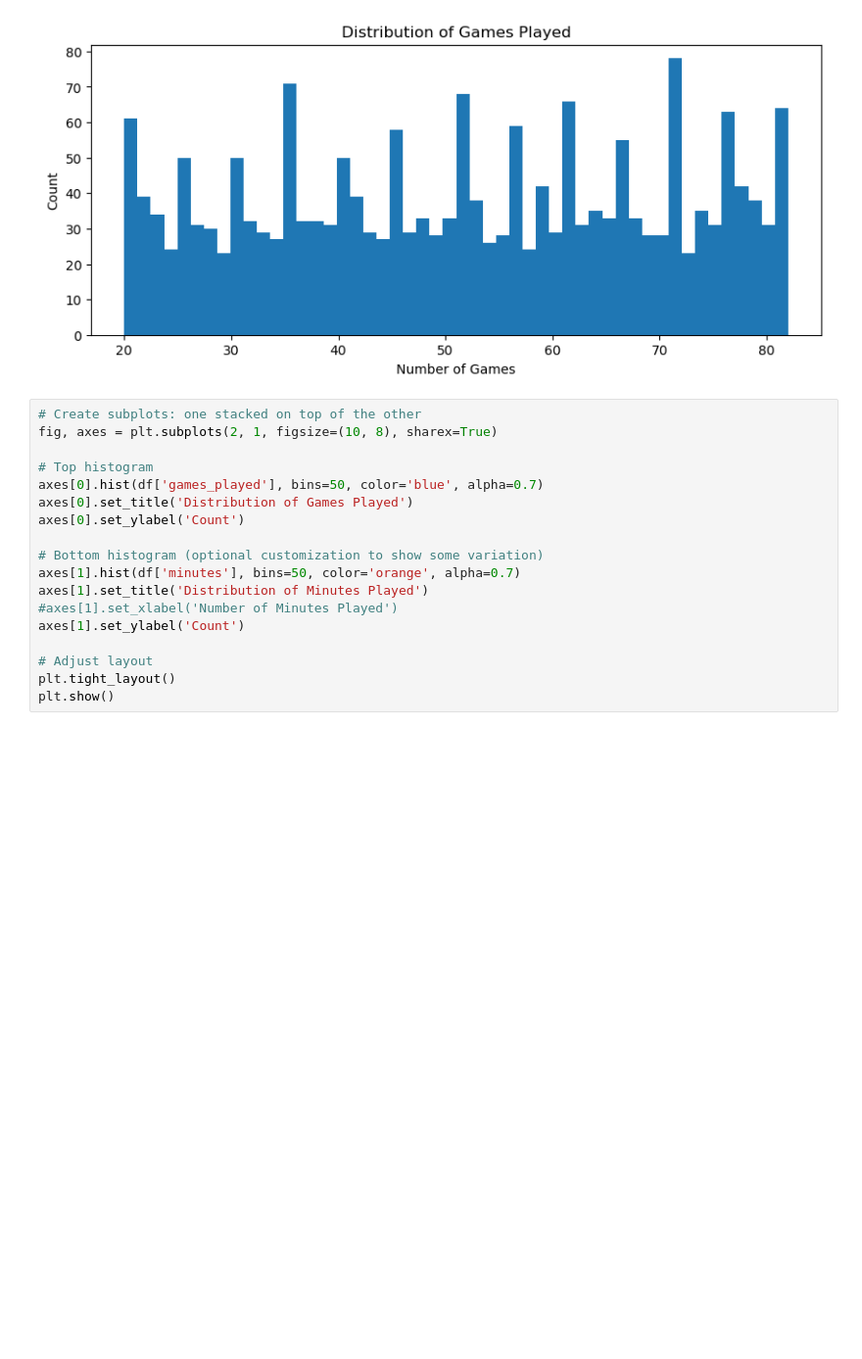
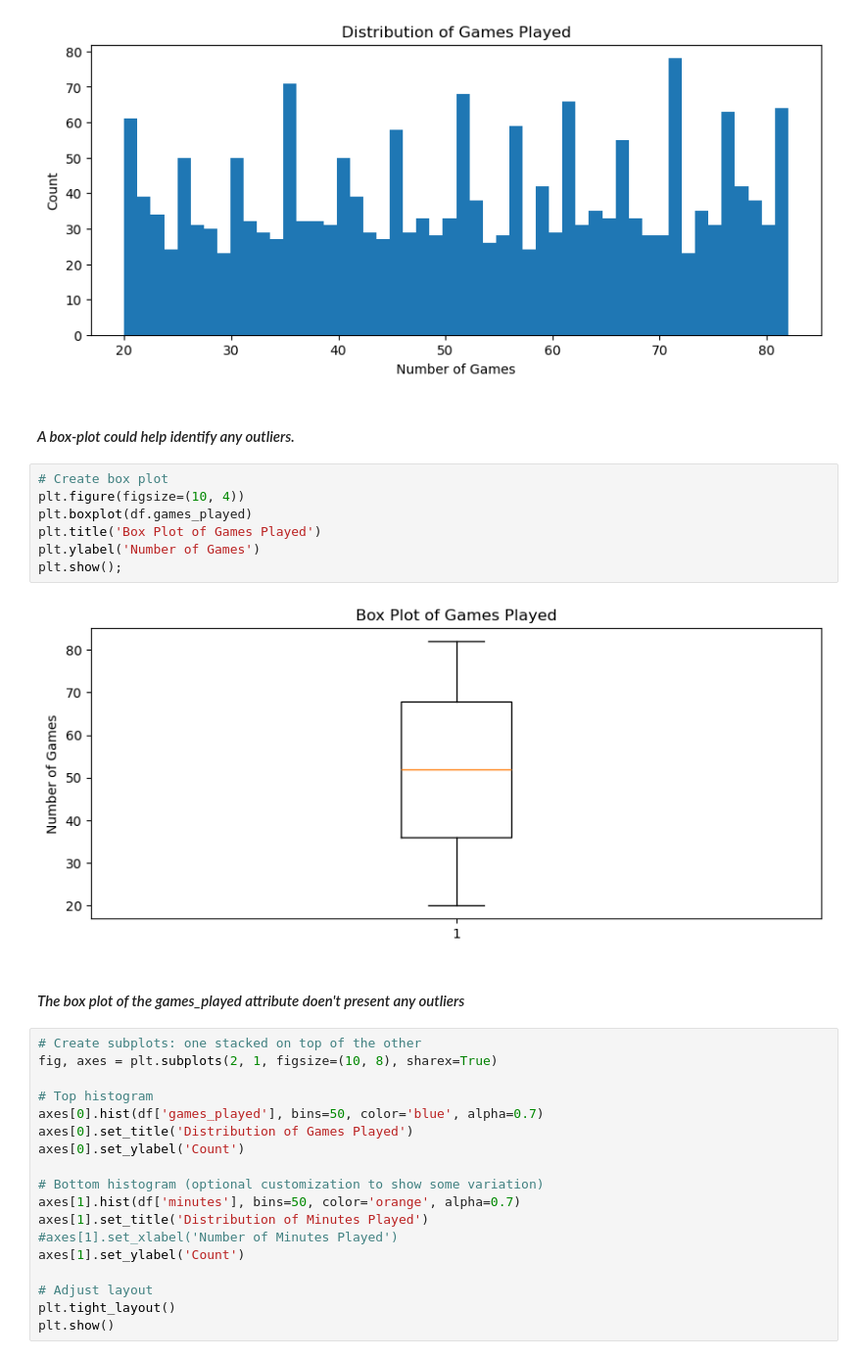
Before and after one commit to mrme77/Fantasy-League-Recommender, a Jupyter notebook: DataAnalysis.ipynb, the cells around one changed output. Shown at 98% size. Saved outputs shown, nothing was run; the diff lists cells and outputs as text; blank space fills up the shorter version.

```diff
--- a/DataAnalysis.ipynb
+++ b/DataAnalysis.ipynb
@@ -147,6 +144,19 @@ plt.ylabel('Count')
 plt.show()
 # %% [output]
 [figure]
+# %% [markdown]
+#### <i> A box-plot could help identify any outliers. </i>
+# %%
+# Create box plot
+plt.figure(figsize=(10, 4))
+plt.boxplot(df.games_played)
+plt.title('Box Plot of Games Played')
+plt.ylabel('Number of Games')
+plt.show();
+# %% [output]
+[figure, added]
+# %% [markdown]
+#### <i> The box plot of the games_played attribute doen't present any outliers </i>
 # %%
 # Create subplots: one stacked on top of the other
 fig, axes = plt.subplots(2, 1, figsize=(10, 8), sharex=True)
```
Also changed, not shown: parts of 2 cells of this notebook.
